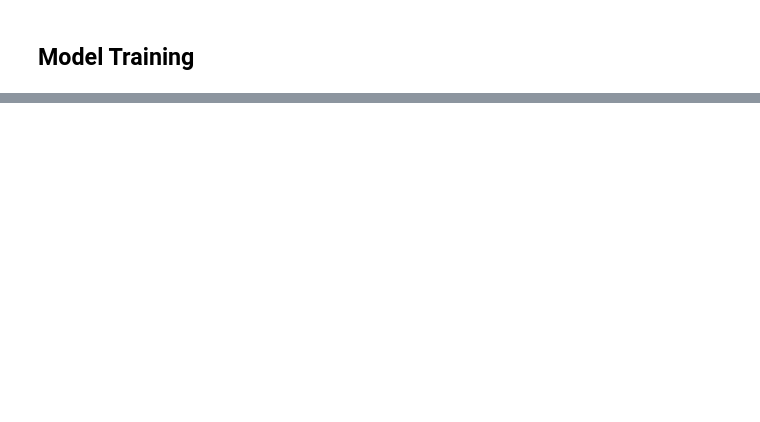
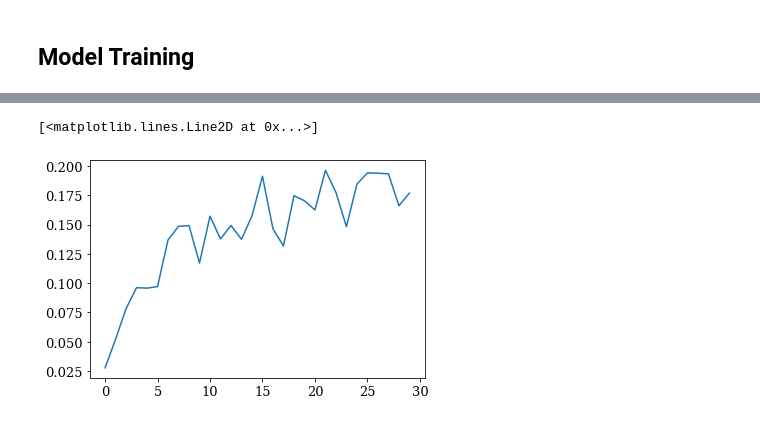
Before and after one commit to navneedh/compression-ml, a Jupyter notebook: compression_playground.ipynb, the cells around one changed output, grey strips where cells are left out. Drawn from its saved outputs; the diff is of its cells as text; code cells hidden in the pictures; blank space fills up the shorter version.

```diff
--- a/compression_playground.ipynb
+++ b/compression_playground.ipynb
@@ -167,0 +184,5 @@ plt.plot(test_acc)
+# %%
+plt.plot(np.mean(all_test_acc, 0))
+# %% [output]
+[<matplotlib.lines.Line2D at 0x...>]
+[figure, added]
```
Also changed, not shown: parts of 8 cells of this notebook, 10 other files.
